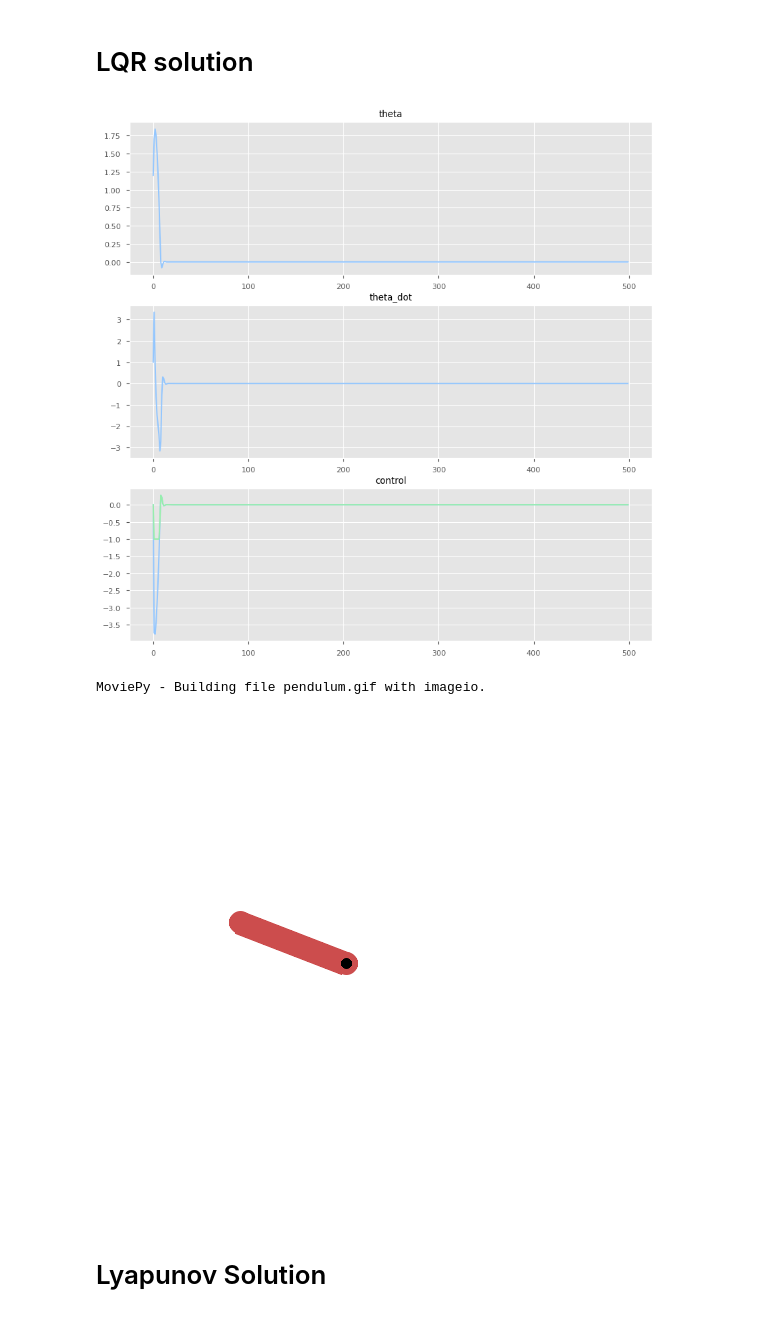
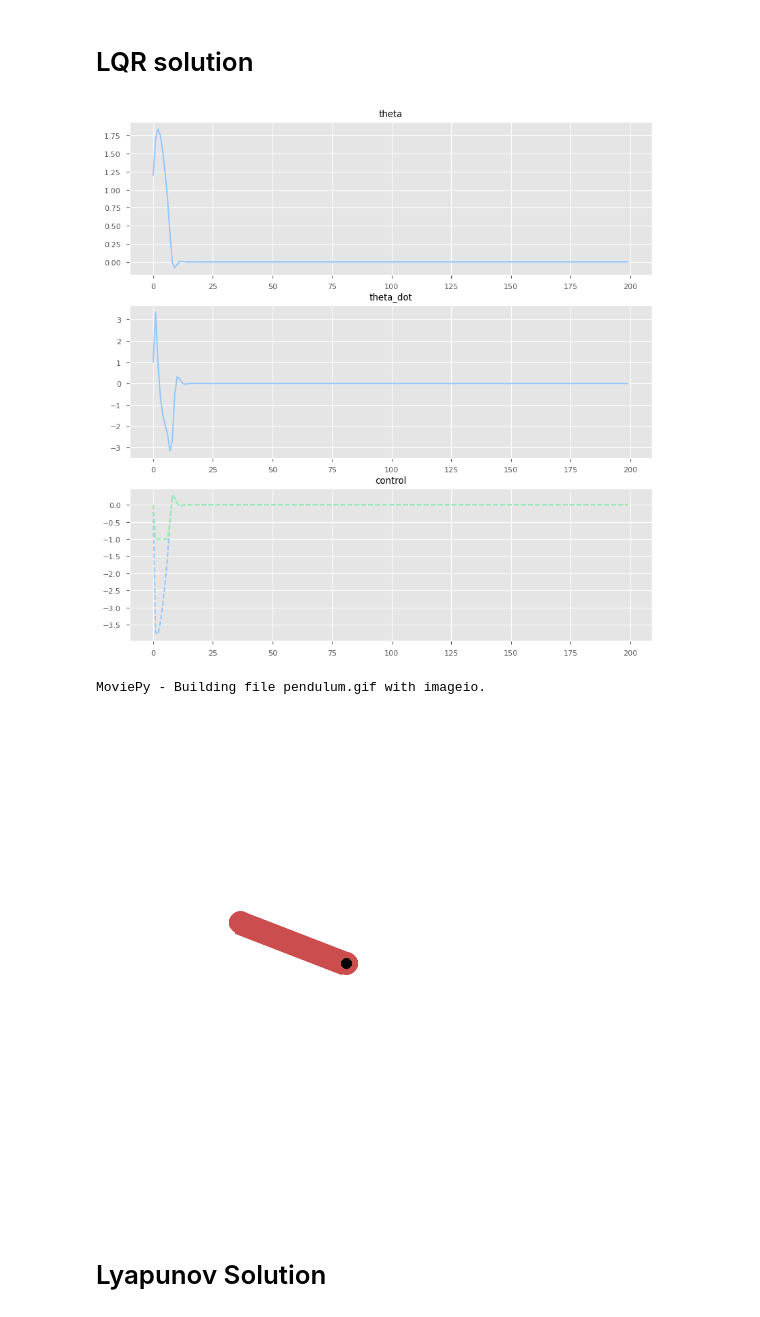
Before and after one commit to spbisc97/Neural-Lyapunov-Control, a Jupyter notebook: Inverted _Pendulum.ipynb, the cells around one changed output. Cells and saved outputs as stored; diff of their text form; code cells hidden in the pictures.

```diff
--- a/Inverted _Pendulum.ipynb
+++ b/Inverted _Pendulum.ipynb
@@ -268,36 +268,36 @@ env.reset()
 lqr = np.array([-2, -0.1])
 y1 = []
 y2 = []
 controls = []
-for i in range(500):
+for i in range(200):
     # env.render()
     control = lqr[0]* env.state[0]+ lqr[1] * env.state[1]
     if i < 1:
         control = 0
     y1.append(env.state[0])
     y2.append(env.state[1])
     clipped_control=np.clip(control, -max_torque, max_torque)
     controls.append([control ,clipped_control])
 
     env.step(np.array([clipped_control]))
 
 frames = env.render()
 
 env.close()
 fix, ax = plt.subplots(3, 1, figsize=(10, 10))
 ax[0].plot(y1)
 ax[0].set_title("theta")
 ax[1].plot(y2)
 ax[1].set_title("theta_dot")
-ax[2].plot(controls)
+ax[2].plot(controls,"--")
 ax[2].set_title("control")
 plt.show()
 gif = ImageSequenceClip(frames, fps=10)
 gif.write_gif("pendulum.gif", fps=10)
 display(Image("pendulum.gif"))
 os.remove('pendulum.gif')
 # %% [output]
-[figure, old version]
+[figure, new version]
 MoviePy - Building file pendulum.gif with imageio.
 [figure]
 # %% [markdown]
```
Also changed, not shown: parts of 1 cell of this notebook.
